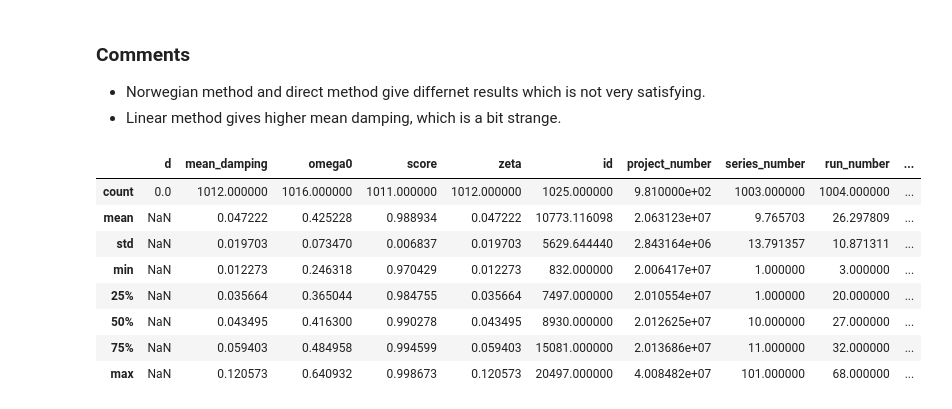
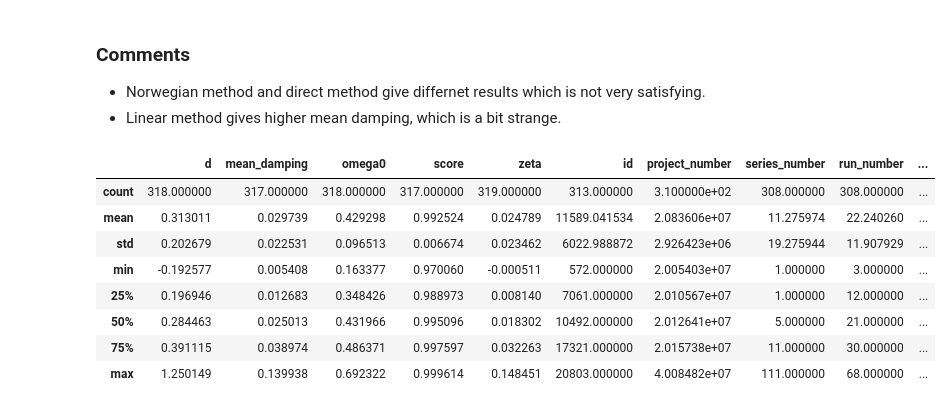
Before and after one commit to martinlarsalbert/rolldecay, a Jupyter notebook: notebooks/rolldecay/04.3_maa_mdl_db_roll_decay_content.ipynb, the cells around one changed output. Saved outputs shown, nothing was run; the diff lists cells and outputs as text; code cells hidden in the pictures.

```diff
--- a/notebooks/rolldecay/04.3_maa_mdl_db_roll_decay_content.ipynb
+++ b/notebooks/rolldecay/04.3_maa_mdl_db_roll_decay_content.ipynb
@@ -345,31 +345,31 @@ https://pandas.pydata.org/pandas-docs/stable/user_guide/indexing.html#deprecate-
 # %%
 sql="""
 SELECT * from
-rolldecay_linear
+rolldecay_norwegian
 INNER JOIN run
-ON rolldecay_linear.run_id == run.id
+ON rolldecay_norwegian.run_id == run.id
     INNER JOIN loading_conditions
-    ON run.loading_condition_name == loading_conditions.name
+    ON (run.loading_condition_id == loading_conditions.id)
         INNER JOIN models
         ON run.model_number == models.model_number
             INNER JOIN ships
             ON models.ship_name == ships.name
 
 """
 df_rolldecay = pd.read_sql(sql, con=engine, index_col='run_id',)
 df_rolldecay = df_rolldecay.loc[:,~df_rolldecay.columns.duplicated()]
 df_rolldecay = remove_outliers(df_rolldecay)
 df_rolldecay.describe()
 # %% [output]
 |  | d | mean_damping | omega0 | score | zeta | id | project_number | series_number | run_number | ... |
-| count | 0.0 | 1012.000000 | 1016.000000 | 1011.000000 | 1012.000000 | 1025.000000 | 9.810000e+02 | 1003.000000 | 1004.000000 | ... |
-| mean | NaN | 0.047222 | 0.425228 | 0.988934 | 0.047222 | 10773.116098 | 2.063123e+07 | 9.765703 | 26.297809 | ... |
-| std | NaN | 0.019703 | 0.073470 | 0.006837 | 0.019703 | 5629.644440 | 2.843164e+06 | 13.791357 | 10.871311 | ... |
-| min | NaN | 0.012273 | 0.246318 | 0.970429 | 0.012273 | 832.000000 | 2.006417e+07 | 1.000000 | 3.000000 | ... |
-| 25% | NaN | 0.035664 | 0.365044 | 0.984755 | 0.035664 | 7497.000000 | 2.010554e+07 | 1.000000 | 20.000000 | ... |
-| 50% | NaN | 0.043495 | 0.416300 | 0.990278 | 0.043495 | 8930.000000 | 2.012625e+07 | 10.000000 | 27.000000 | ... |
-| 75% | NaN | 0.059403 | 0.484958 | 0.994599 | 0.059403 | 15081.000000 | 2.013686e+07 | 11.000000 | 32.000000 | ... |
-| max | NaN | 0.120573 | 0.640932 | 0.998673 | 0.120573 | 20497.000000 | 4.008482e+07 | 101.000000 | 68.000000 | ... |
+| count | 318.000000 | 317.000000 | 318.000000 | 317.000000 | 319.000000 | 313.000000 | 3.100000e+02 | 308.000000 | 308.000000 | ... |
+| mean | 0.313011 | 0.029739 | 0.429298 | 0.992524 | 0.024789 | 11589.041534 | 2.083606e+07 | 11.275974 | 22.240260 | ... |
+| std | 0.202679 | 0.022531 | 0.096513 | 0.006674 | 0.023462 | 6022.988872 | 2.926423e+06 | 19.275944 | 11.907929 | ... |
+| min | -0.192577 | 0.005408 | 0.163377 | 0.970060 | -0.000511 | 572.000000 | 2.005403e+07 | 1.000000 | 3.000000 | ... |
+| 25% | 0.196946 | 0.012683 | 0.348426 | 0.988973 | 0.008140 | 7061.000000 | 2.010567e+07 | 1.000000 | 12.000000 | ... |
+| 50% | 0.284463 | 0.025013 | 0.431966 | 0.995096 | 0.018302 | 10492.000000 | 2.012641e+07 | 5.000000 | 21.000000 | ... |
+| 75% | 0.391115 | 0.038974 | 0.486371 | 0.997597 | 0.032263 | 17321.000000 | 2.015738e+07 | 11.000000 | 30.000000 | ... |
+| max | 1.250149 | 0.139938 | 0.692322 | 0.999614 | 0.148451 | 20803.000000 | 4.008482e+07 | 111.000000 | 68.000000 | ... |
 # %%
 df_rolldecay.columns
 # %% [output]
```
Also changed, not shown: parts of 21 cells of this notebook, 4 other files.
